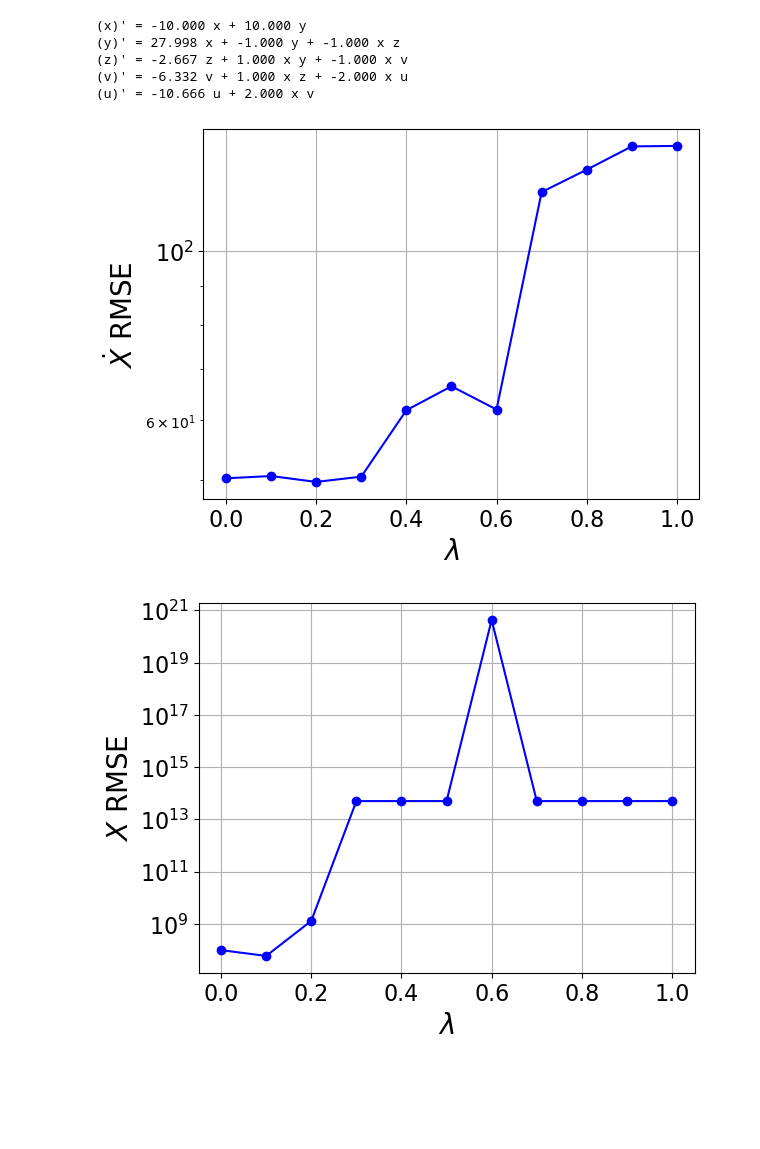
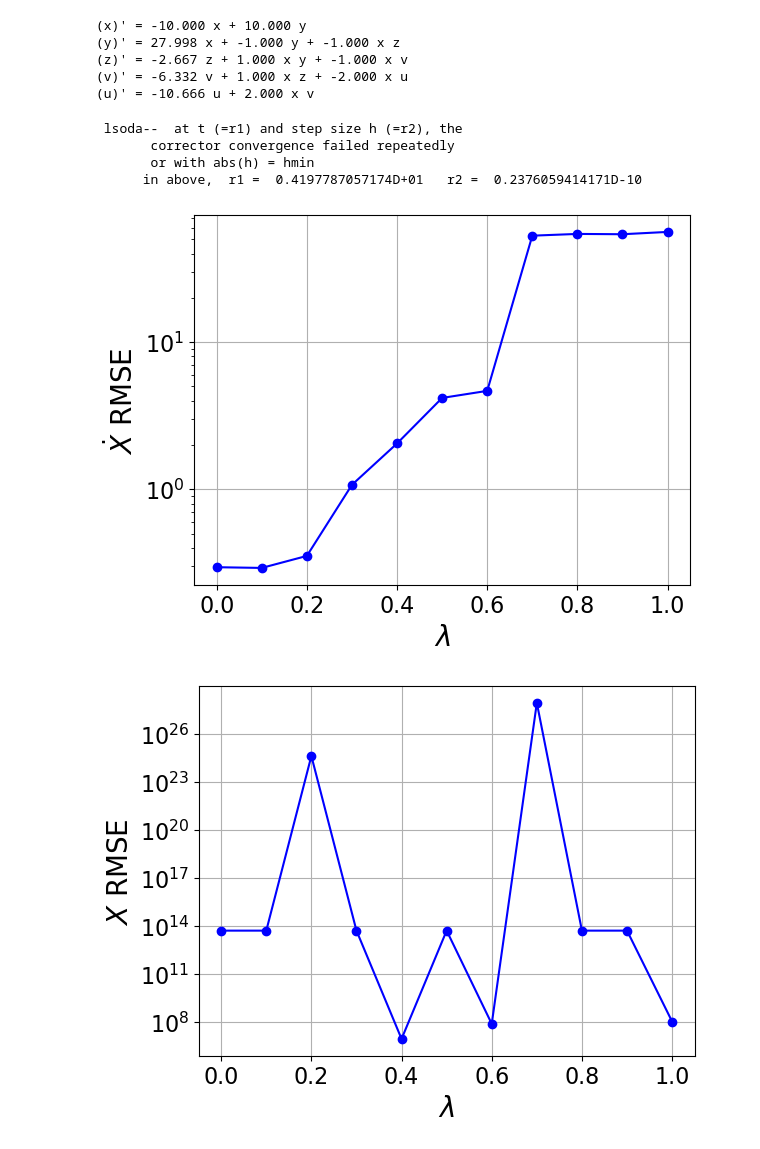
Before and after one commit to eabogle/SINDy_Sandbox, a Jupyter notebook: Generalized Lorenz.ipynb, the cells around one changed output. Drawn from its saved outputs; the diff is of its cells as text; code cells hidden in the pictures; blank space fills up the shorter version.

```diff
--- a/Generalized Lorenz.ipynb
+++ b/Generalized Lorenz.ipynb
@@ -195,0 +99,17 @@ fig.show()
+# %%
+# Fit the model
+
+feature_names = ['x', 'y', 'z']
+#poly_order = 5 #does not work (saying lambda is too big, sparsifying out all the variables)
+#poly_order = 3 #assuming this is highest polynomial order consdiered in candidate functions matrix
+threshold = 0.1 #lambda value in sparse regression optimization problem
+
+#STLSQ: sequential threshold least square optimizer
+#Using Polynomial Library up to polynomial order determined above
+model = ps.SINDy(
+    feature_names = feature_names,
+    optimizer=ps.STLSQ(threshold=threshold),
+    #feature_library=ps.PolynomialLibrary(degree=poly_order),
+)
+model.fit(x_train, t=dt)
+model.print()
@@ -195,0 +120,18 @@ fig.show()
+# %%
+# Making a Pareto Curve for Lambda
+
+threshold_scan = np.linspace(0, 1.0, 11)
+model_coefs = []
+#(optional) added Gaussian distributed noise with mean 0 and variance? being 10% of the root mean squared error of training data to
+##    every point in the training data
+rmse = mean_squared_error(x_train, np.zeros(x_train.shape), squared = False)
+x_train_added_noise = x_train + np.random.normal(0, rmse / 10.0, x_train.shape)
+
+for i, threshold in enumerate(threshold_scan):
+    opt = ps.STLSQ(threshold = threshold)
+    model = ps.SINDy(feature_names = feature_names, optimizer = opt)
+    model.fit(x_train_added_noise, t=dt)
+    #model.fit(x_train, t=dt)
+    model_coefs.append(model.coefficients())
+
+plot_pareto(model_coefs, opt, model, threshold_scan, x_test, t_test)
@@ -294,21 +209,25 @@ def plot_pareto(coefs, opt, model, threshold_scan, x_test, t_test):
 # %%
 # Making a Pareto Curve for Lambda
 
 threshold_scan = np.linspace(0, 1, 11)
 model_coefs = []
-#(optional) added Gaussian distributed noise with mean 0 and variance? being 10% of the root mean square of training data to
+#(optional) added Gaussian distributed noise with mean 0 and variance? being 1% of the root mean squared error of training data to
 ##    every point in the training data
 rmse = mean_squared_error(x_train, np.zeros(x_train.shape), squared = False)
-x_train_added_noise = x_train + np.random.normal(0, rmse / 10.0, x_train.shape)
+x_train_added_noise = x_train + np.random.normal(0, rmse / 100.0, x_train.shape)
 
 for i, threshold in enumerate(threshold_scan):
     opt = ps.STLSQ(threshold = threshold)
     model = ps.SINDy(feature_names = feature_names, optimizer = opt)
     model.fit(x_train_added_noise, t=dt)
     #model.fit(x_train, t=dt)
     model_coefs.append(model.coefficients())
 
 plot_pareto(model_coefs, opt, model, threshold_scan, x_test, t_test)
 # %% [output]
+ lsoda--  at t (=r1) and step size h (=r2), the
+       corrector convergence failed repeatedly
+       or with abs(h) = hmin
+      in above,  r1 =  0.4197787057174D+01   r2 =  0.2376059414171D-10
-[figure, old version]
+[figure, new version]
-[figure, old version]
+[figure, new version]
```
Also changed, not shown: parts of 12 cells of this notebook.
